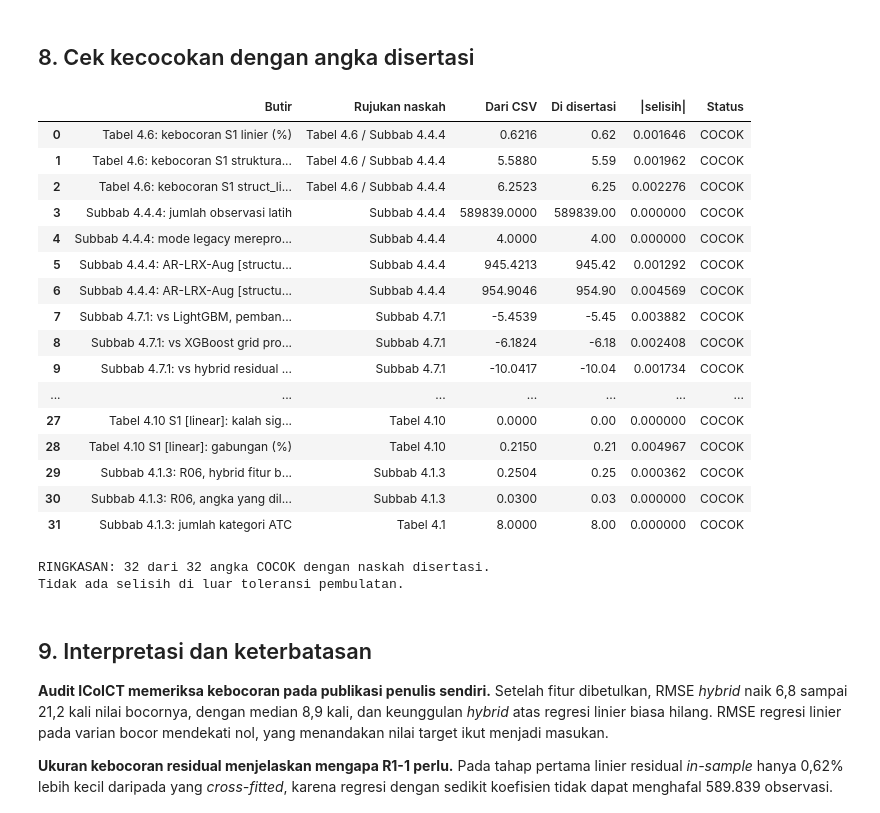
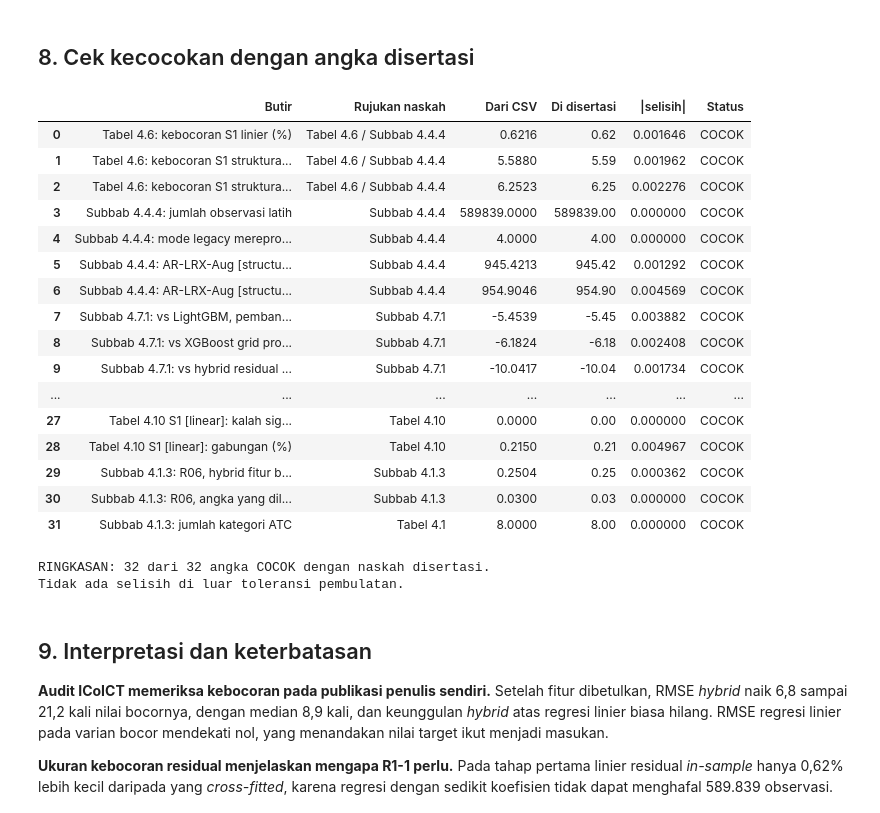
Before and after one commit to wahyuramadhandotcom/A-Hybrid-forecasting-model, a Jupyter notebook: notebooks/laporan/audit_kebocoran_dan_inferensi.ipynb, the cells around one changed output. Drawn from its saved outputs; the diff is of its cells as text; code cells hidden in the pictures.

```diff
--- a/notebooks/laporan/audit_kebocoran_dan_inferensi.ipynb
+++ b/notebooks/laporan/audit_kebocoran_dan_inferensi.ipynb
@@ -504,7 +504,7 @@ d = dep[dep.scale == "orig"].set_index("reference")
 URUT = [("LightGBM (Zeng)", "LightGBM"), ("XGBoost (grid Zhao)", "XGBoost (grid Zhao)"),
         ("XGBoost", "XGBoost, grid protokol"),
         ("LR-XGB (residual, tanpa gerbang)", "Hybrid residual tanpa gerbang"),
-        ("AR-LRX [struct_linear]", "AR-LRX bergerbang, S1 struct_linear"),
+        ("AR-LRX [struct_linear]", "AR-LRX bergerbang, S1 struktural-linier"),
         ("S1 [structural]", "S1 struktural"),
         ("MLP (Diamantini)", "MLP"), ("CNN (Diamantini)", "CNN"), ("RNN (Diamantini)", "RNN"),
         ("LSTM (Diamantini / Qureshi)", "LSTM"), ("GRU (Qureshi)", "GRU"),
@@ -619,7 +619,7 @@ cek("Tabel 4.6: kebocoran S1 linier (%)", lk.loc["linear", "leak_pct"], 0.62,
     tol=0.005, rujukan="Tabel 4.6 / Subbab 4.4.4")
 cek("Tabel 4.6: kebocoran S1 struktural (%)", lk.loc["structural", "leak_pct"], 5.59,
     tol=0.005, rujukan="Tabel 4.6 / Subbab 4.4.4")
-cek("Tabel 4.6: kebocoran S1 struct_linear (%)", lk.loc["struct_linear", "leak_pct"], 6.25,
+cek("Tabel 4.6: kebocoran S1 struktural-linier (%)", lk.loc["struct_linear", "leak_pct"], 6.25,
     tol=0.005, rujukan="Tabel 4.6 / Subbab 4.4.4")
 cek("Subbab 4.4.4: jumlah observasi latih", lk.n_train.iloc[0], 589839, tol=0,
     rujukan="Subbab 4.4.4")
@@ -655,34 +655,34 @@ for k, menang, sig_raw, sig_bh, gab in [
         ("LR-XGB (residual, tanpa gerbang)", 21, 5, 2, -1.45)]:
     cek(f"Tabel 4.10 {k}: menang", pv.loc[k].configs_better, menang, tol=0, rujukan="Tabel 4.10")
     cek(f"Tabel 4.10 {k}: menang signifikan mentah", gj[k]["sig_win_raw"], sig_raw, tol=0,
         rujukan="Tabel 4.10")
     cek(f"Tabel 4.10 {k}: menang signifikan setelah BH", gj[k]["sig_win_BH_all"], sig_bh, tol=0,
         rujukan="Tabel 4.10")
     cek(f"Tabel 4.10 {k}: gabungan (%)", pv.loc[k].geo_mean_rel_diff_pct, gab, tol=0.005,
         rujukan="Tabel 4.10 / Subbab 4.6.1")
 cek("Tabel 4.10 S1 [linear]: menang", pv.loc["S1 [linear]"].configs_better, 7, tol=0, rujukan="Tabel 4.10")
 cek("Tabel 4.10 S1 [linear]: seri", pv.loc["S1 [linear]"].configs_equal, 17, tol=0, rujukan="Tabel 4.10")
 cek("Tabel 4.10 S1 [linear]: kalah signifikan mentah", gj["S1 [linear]"]["sig_loss_raw"], 2, tol=0,
     rujukan="Tabel 4.10")
 cek("Tabel 4.10 S1 [linear]: kalah signifikan setelah BH", gj["S1 [linear]"]["sig_loss_BH_all"], 0,
     tol=0, rujukan="Tabel 4.10")
 cek("Tabel 4.10 S1 [linear]: gabungan (%)", pv.loc["S1 [linear]"].geo_mean_rel_diff_pct, 0.21,
     tol=0.005, rujukan="Tabel 4.10")
 
 # --- Subbab 4.1.3: rekonstruksi studi awal ----------------------------------
 r06 = ic[(ic.category == "R06") & (ic.variant == "leaky")].iloc[0]
 cek("Subbab 4.1.3: R06, hybrid fitur bocor", r06.rmse_hybrid_avg, 0.25, tol=0.005,
     rujukan="Subbab 4.1.3")
 cek("Subbab 4.1.3: R06, angka yang dilaporkan studi awal", r06.paper_rmse, 0.03, tol=0.0005,
     rujukan="Subbab 4.1.3")
 cek("Subbab 4.1.3: jumlah kategori ATC", ic.category.nunique(), 8, tol=0, rujukan="Tabel 4.1")
 
 hasil_cek = laporan_cek()
 # %% [output]
 |  | Butir | Rujukan naskah | Dari CSV | Di disertasi | |selisih| | Status |
 | 0 | Tabel 4.6: kebocoran S1 linier (%) | Tabel 4.6 / Subbab 4.4.4 | 0.6216 | 0.62 | 0.001646 | COCOK |
 | 1 | Tabel 4.6: kebocoran S1 struktura... | Tabel 4.6 / Subbab 4.4.4 | 5.5880 | 5.59 | 0.001962 | COCOK |
-| 2 | Tabel 4.6: kebocoran S1 struct_li... | Tabel 4.6 / Subbab 4.4.4 | 6.2523 | 6.25 | 0.002276 | COCOK |
+| 2 | Tabel 4.6: kebocoran S1 struktura... | Tabel 4.6 / Subbab 4.4.4 | 6.2523 | 6.25 | 0.002276 | COCOK |
 | 3 | Subbab 4.4.4: jumlah observasi latih | Subbab 4.4.4 | 589839.0000 | 589839.00 | 0.000000 | COCOK |
 | 4 | Subbab 4.4.4: mode legacy merepro... | Subbab 4.4.4 | 4.0000 | 4.00 | 0.000000 | COCOK |
 | 5 | Subbab 4.4.4: AR-LRX-Aug [structu... | Subbab 4.4.4 | 945.4213 | 945.42 | 0.001292 | COCOK |
```
Also changed, not shown: parts of 2 cells of this notebook, 8 other files.
